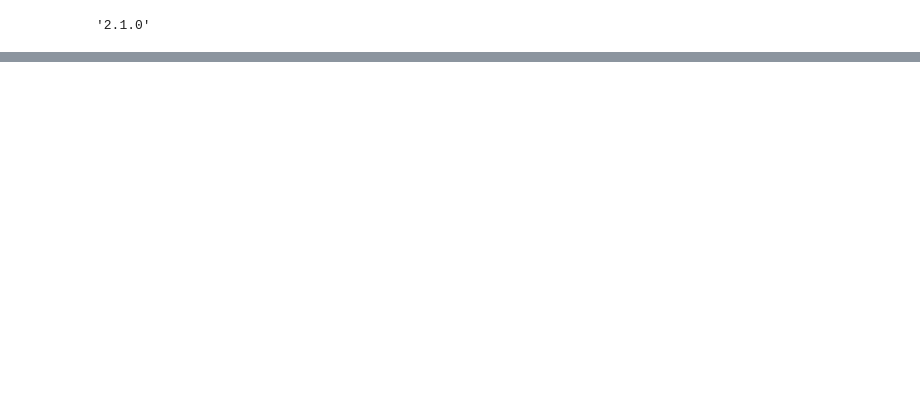
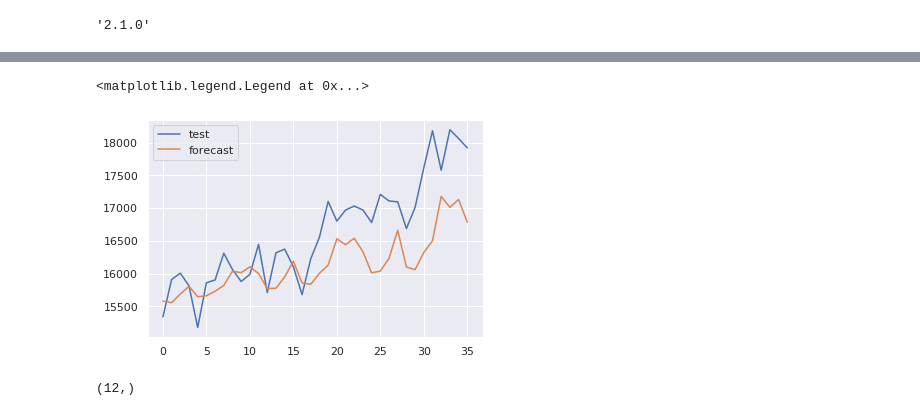
Before and after one commit to health-data-science-OR/forecasting, a Jupyter notebook: RNN/simple_rnn.ipynb, the cells around one changed output, grey strips where cells are left out. Drawn from its saved outputs; the diff is of its cells as text; code cells hidden in the pictures; blank space fills up the shorter version.

```diff
--- a/RNN/simple_rnn.ipynb
+++ b/RNN/simple_rnn.ipynb
@@ -43,0 +223,10 @@ y_train = scaler.transform(admit_rate.to_numpy().reshape(-1, 1))
+# %%
+#predict next 24 months and plot (2 vector lengths)
+H = 36
+VECTORS_AHEAD = H // WINDOW_SIZE
+y_preds = vector_iterative_forecast(model, X_test[0], h=VECTORS_AHEAD)
+
+#y_preds = model.predict(X_test[0].reshape(-1, WINDOW_SIZE, 1))
+y_preds = scaler.inverse_transform(y_preds.reshape(-1, 1))
+
+#plot_nn_prediction_results(model, X_train, y_train, y_test[0], y_preds)
@@ -43,0 +245,13 @@ y_train = scaler.transform(admit_rate.to_numpy().reshape(-1, 1))
+# %%
+y_test_to_plot = []
+for i in range(VECTORS_AHEAD):
+    y_test_to_plot.append(y_test[WINDOW_SIZE*i])
+y_test_to_plot = np.concatenate(y_test_to_plot)
+
+y_test_to_plot = scaler.inverse_transform(y_test_to_plot.reshape(-1, 1))
+plt.plot(y_test_to_plot, label='test')
+plt.plot(y_preds, label='forecast')
+plt.legend()
+# %% [output]
+<matplotlib.legend.Legend at 0x...>
+[figure, added]
@@ -43,0 +300,9 @@ y_train = scaler.transform(admit_rate.to_numpy().reshape(-1, 1))
+# %%
+e_preds = np.asarray(e_preds)
+e_preds_tran = scaler.inverse_transform(e_preds).T
+y_preds_mdn = np.percentile(e_preds_tran.T, 50, axis=0)
+y_preds_2_5 = np.percentile(e_preds_tran.T, 2.5, axis=0)
+y_preds_97_5 = np.percentile(e_preds_tran.T, 97.5, axis=0)
+y_preds_mdn.shape
+# %% [output]
+(12,)
```
Also changed, not shown: parts of 21 cells of this notebook, 2 other files.
